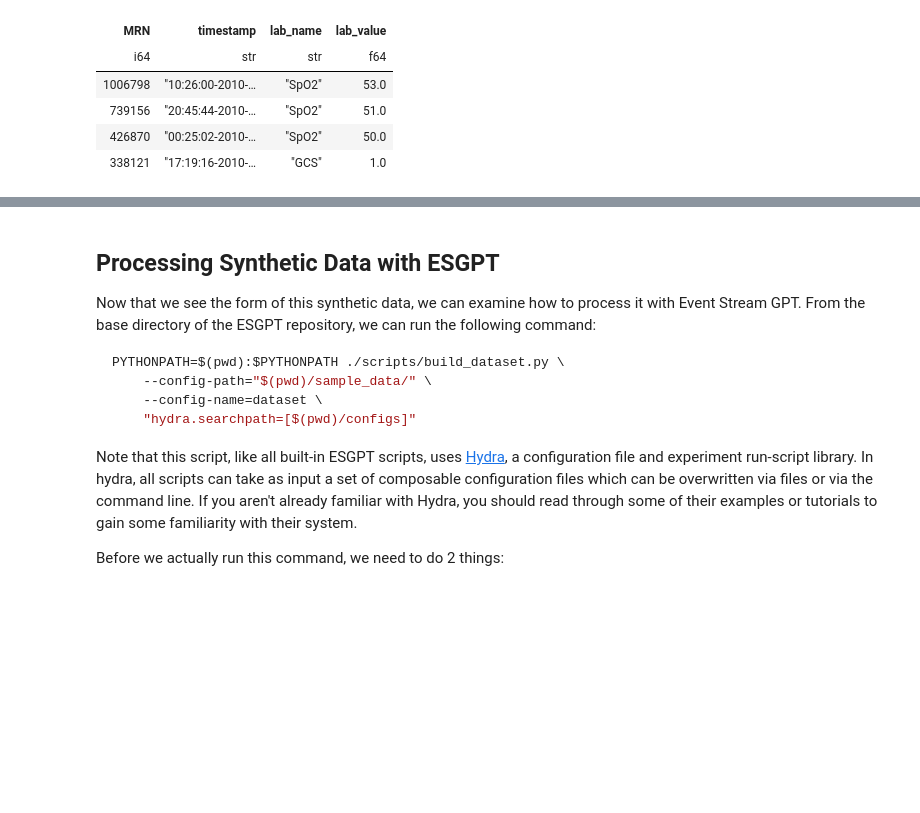
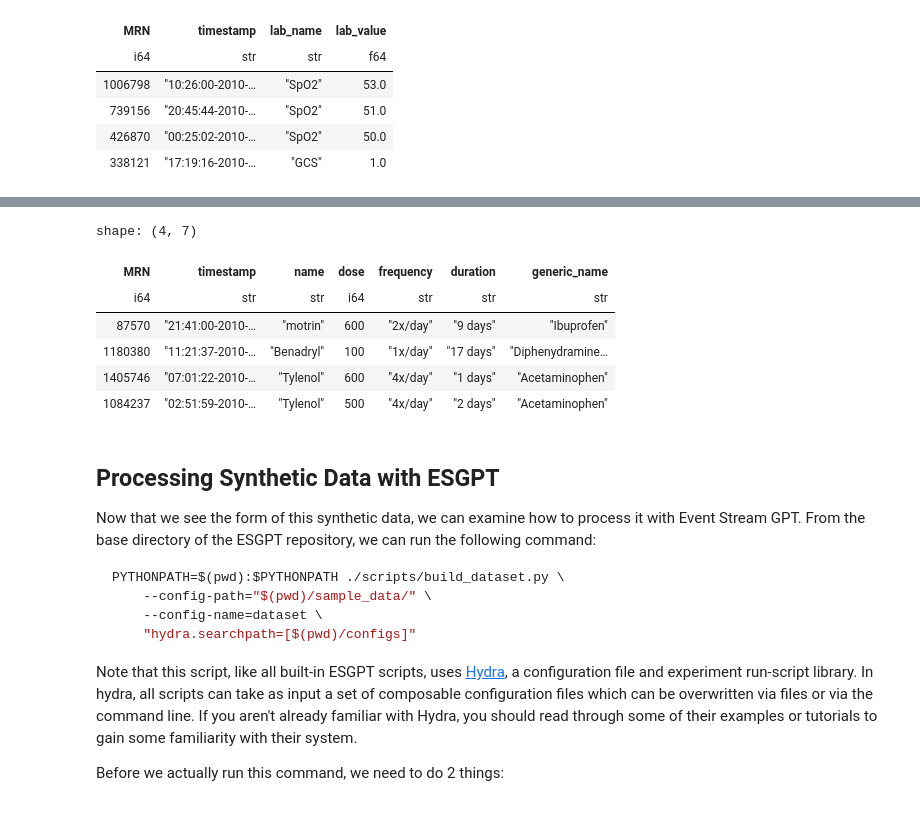
Before and after one commit to mmcdermott/EventStreamGPT, a Jupyter notebook: sample_data/examine_synthetic_data.ipynb, the cells around one changed output, grey strips where cells are left out. Saved outputs shown, nothing was run; the diff lists cells and outputs as text; code cells hidden in the pictures; blank space fills up the shorter version.

Commit message:
Added modifiers into standard sample data example and fixed slight issues with ESDS conversion.

```diff
--- a/sample_data/examine_synthetic_data.ipynb
+++ b/sample_data/examine_synthetic_data.ipynb
@@ -72,3 +76,13 @@ shape: (4, 4)
+# %%
+display(pl.read_csv('sample_data/raw/medications.csv').head(4))
+# %% [output]
+shape: (4, 7)
+| MRN | timestamp | name | dose | frequency | duration | generic_name |
+| i64 | str | str | i64 | str | str | str |
+| 87570 | "21:41:00-2010-… | "motrin" | 600 | "2x/day" | "9 days" | "Ibuprofen" |
+| 1180380 | "11:21:37-2010-… | "Benadryl" | 100 | "1x/day" | "17 days" | "Diphenydramine… |
+| 1405746 | "07:01:22-2010-… | "Tylenol" | 600 | "4x/day" | "1 days" | "Acetaminophen" |
+| 1084237 | "02:51:59-2010-… | "Tylenol" | 500 | "4x/day" | "2 days" | "Acetaminophen" |
 # %% [markdown]
 ## Processing Synthetic Data with ESGPT
 
```
Also changed, not shown: parts of 57 cells of this notebook, 4 other files.
